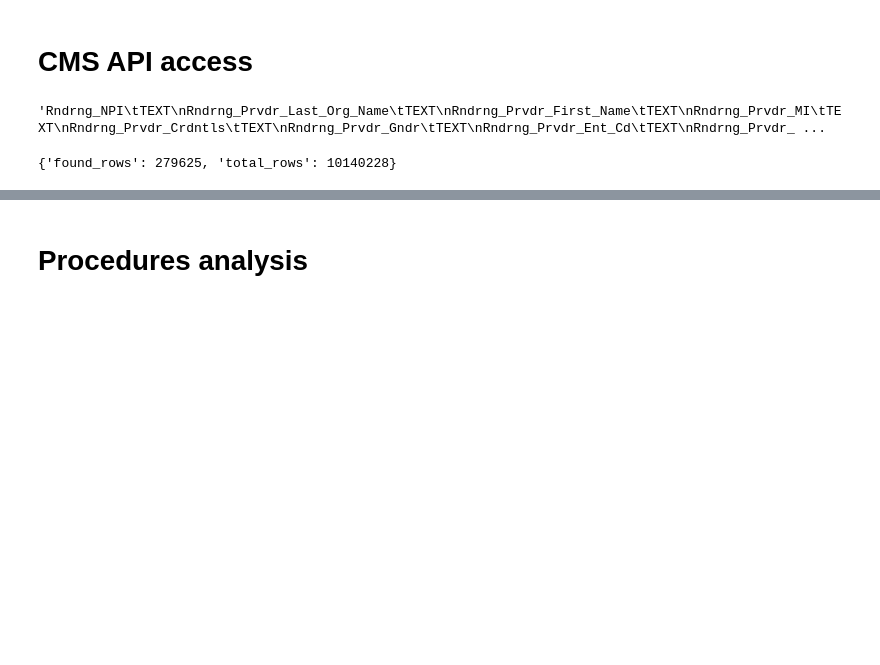
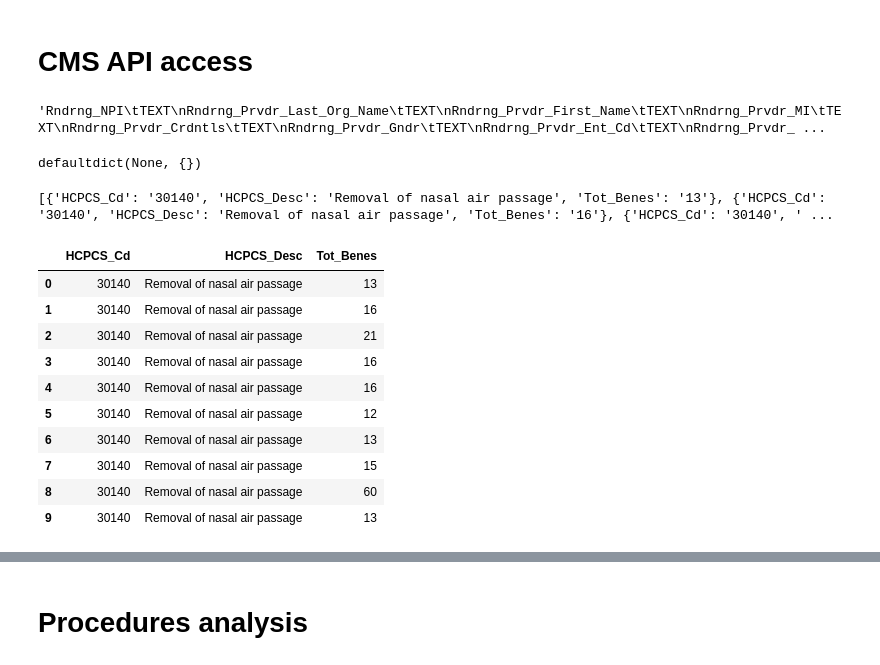
Before and after one commit to ryerrabelli/GeospatialAnalysis, a Jupyter notebook: src/notebooks/2022_12_29-RSY-geospatial_ENT_analysis_v04.ipynb, the cells around one changed output, grey strips where cells are left out. Drawn from its saved outputs; the diff is of its cells as text; code cells hidden in the pictures; blank space fills up the shorter version.

```diff
--- a/src/notebooks/2022_12_29-RSY-geospatial_ENT_analysis_v04.ipynb
+++ b/src/notebooks/2022_12_29-RSY-geospatial_ENT_analysis_v04.ipynb
@@ -185,17 +230,32 @@ Avg_Mdcr_Stdzd_Amt	NUMERIC"""
+# %%
+a
+# %% [output]
+defaultdict(None, {})
 # %%
 uuid = CMS_dataset_uuids[2019]
 query = {
     "column":"HCPCS_Cd,HCPCS_Desc,Tot_Benes",
     #"group_by":"HCPCS_Cd",
-    "offset":10000, "size":10, "keyword":"anesthesia"
+    "offset":0, "size":10, "keyword":"30140"
     }
 #url = f"https://data.cms.gov/provider-data/api/1/metastore/schemas/dataset/{uuid}/data?column=Rndrng_Prvdr_State_FIPS&offset=0&size=10"
-url = f"https://data.cms.gov/data-api/v1/dataset/{uuid}/data/stats"
+url = f"https://data.cms.gov/data-api/v1/dataset/{uuid}/data"
 #url = f"https://data.cms.gov/data-api/v1/dataset/{uuid}/data?column=Rndrng_Prvdr_State_FIPS&offset=0&size=10"
 response = requests.get(url, params=query)
 
 if response.status_code == 200:
     print(response.json())
-    #display(pd.DataFrame.from_dict(response.json()))
+    display(pd.DataFrame.from_dict(response.json()))
 # %% [output]
-{'found_rows': 279625, 'total_rows': 10140228}
+[{'HCPCS_Cd': '30140', 'HCPCS_Desc': 'Removal of nasal air passage', 'Tot_Benes': '13'}, {'HCPCS_Cd': '30140', 'HCPCS_Desc': 'Removal of nasal air passage', 'Tot_Benes': '16'}, {'HCPCS_Cd': '30140', ' ...
+|  | HCPCS_Cd | HCPCS_Desc | Tot_Benes |
+| 0 | 30140 | Removal of nasal air passage | 13 |
+| 1 | 30140 | Removal of nasal air passage | 16 |
+| 2 | 30140 | Removal of nasal air passage | 21 |
+| 3 | 30140 | Removal of nasal air passage | 16 |
+| 4 | 30140 | Removal of nasal air passage | 16 |
+| 5 | 30140 | Removal of nasal air passage | 12 |
+| 6 | 30140 | Removal of nasal air passage | 13 |
+| 7 | 30140 | Removal of nasal air passage | 15 |
+| 8 | 30140 | Removal of nasal air passage | 60 |
+| 9 | 30140 | Removal of nasal air passage | 13 |
```
Also changed, not shown: parts of 18 cells of this notebook, 13 other files.
